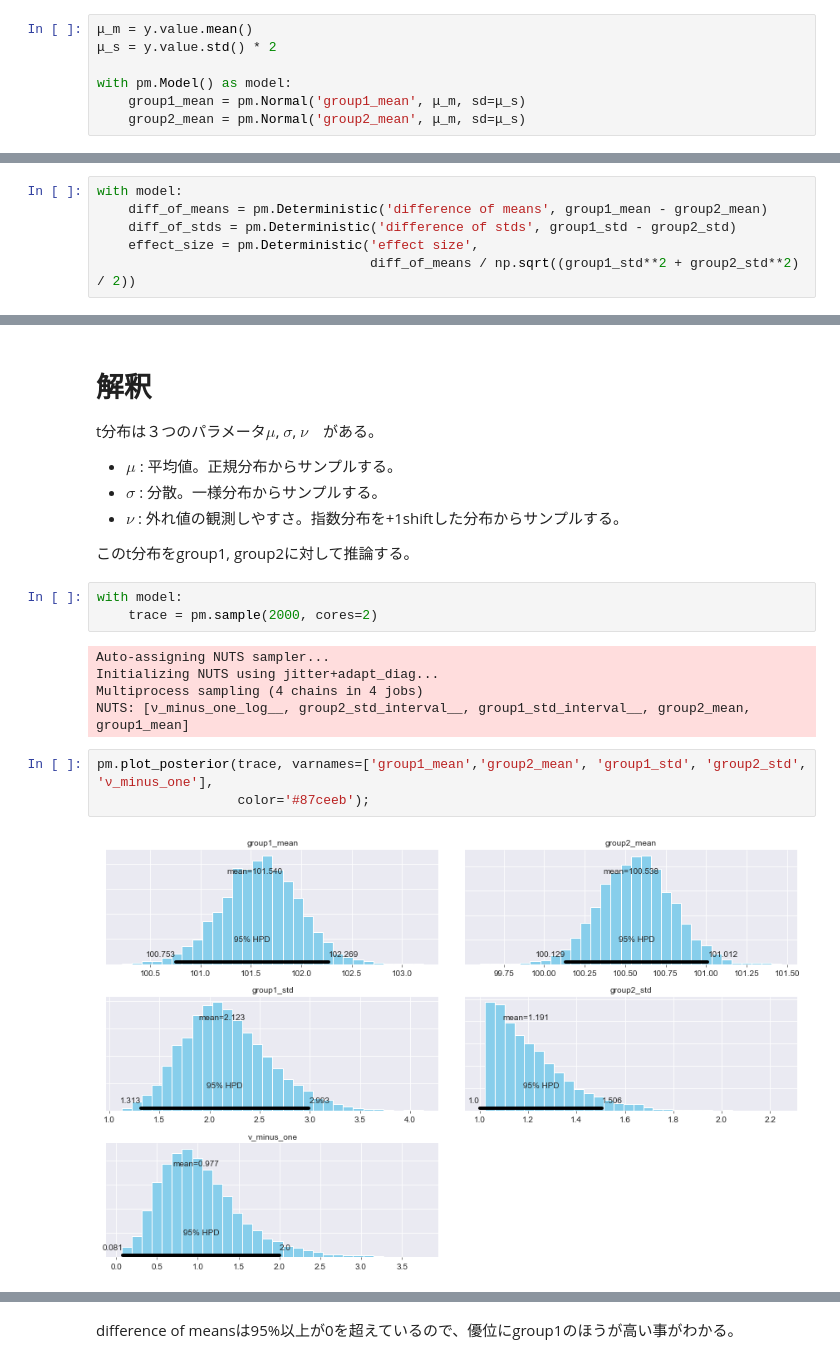
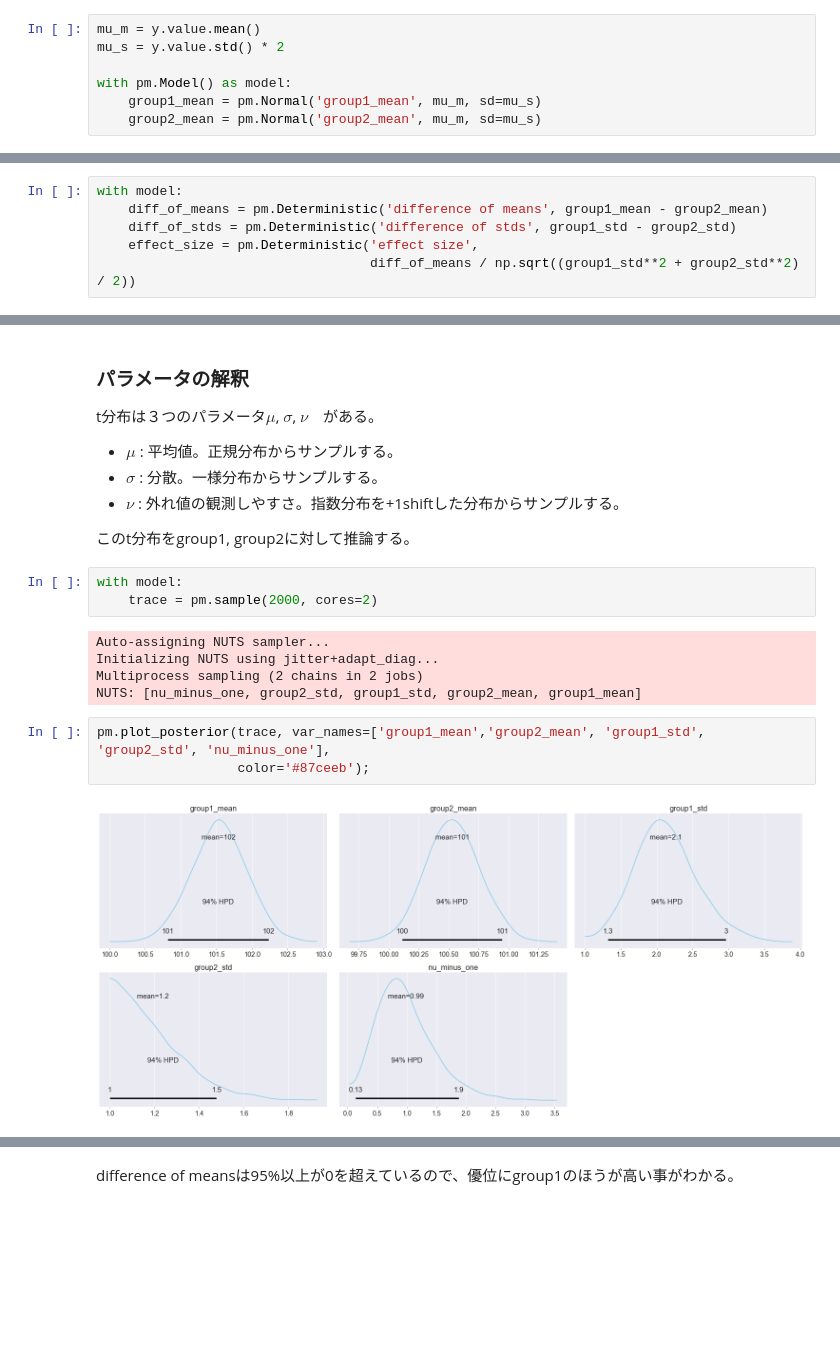
Before and after one commit to oumpy/hp_management, a Jupyter notebook: content/articles/2018sy/Tech_archive/bayesian_ttest.ipynb, the cells around one changed output, grey strips where cells are left out. Drawn from its saved outputs; the diff is of its cells as text; blank space fills up the shorter version.

```diff
--- a/content/articles/2018sy/Tech_archive/bayesian_ttest.ipynb
+++ b/content/articles/2018sy/Tech_archive/bayesian_ttest.ipynb
@@ -63,8 +65,8 @@ y.head()
 # %%
-μ_m = y.value.mean()
-μ_s = y.value.std() * 2
+mu_m = y.value.mean()
+mu_s = y.value.std() * 2
 
 with pm.Model() as model:
-    group1_mean = pm.Normal('group1_mean', μ_m, sd=μ_s)
-    group2_mean = pm.Normal('group2_mean', μ_m, sd=μ_s)
+    group1_mean = pm.Normal('group1_mean', mu_m, sd=mu_s)
+    group2_mean = pm.Normal('group2_mean', mu_m, sd=mu_s)
 # %%
@@ -103,7 +107,7 @@ $$
             \end{array}
             $$
 # %% [markdown]
-# 解釈
+### パラメータの解釈
 
 t分布は３つのパラメータ$\mu$, $\sigma$, $\nu$　がある。
 
@@ -118,11 +122,11 @@ with model:
 # %% [output]
 Auto-assigning NUTS sampler...
 Initializing NUTS using jitter+adapt_diag...
-Multiprocess sampling (4 chains in 4 jobs)
-NUTS: [ν_minus_one_log__, group2_std_interval__, group1_std_interval__, group2_mean, group1_mean]
+Multiprocess sampling (2 chains in 2 jobs)
+NUTS: [nu_minus_one, group2_std, group1_std, group2_mean, group1_mean]
 # %%
-pm.plot_posterior(trace, varnames=['group1_mean','group2_mean', 'group1_std', 'group2_std', 'ν_minus_one'],
+pm.plot_posterior(trace, var_names=['group1_mean','group2_mean', 'group1_std', 'group2_std', 'nu_minus_one'],
                   color='#87ceeb');
 # %% [output]
-[figure, old version]
+[figure, new version]
 # %%
```
Also changed, not shown: parts of 17 cells of this notebook.
